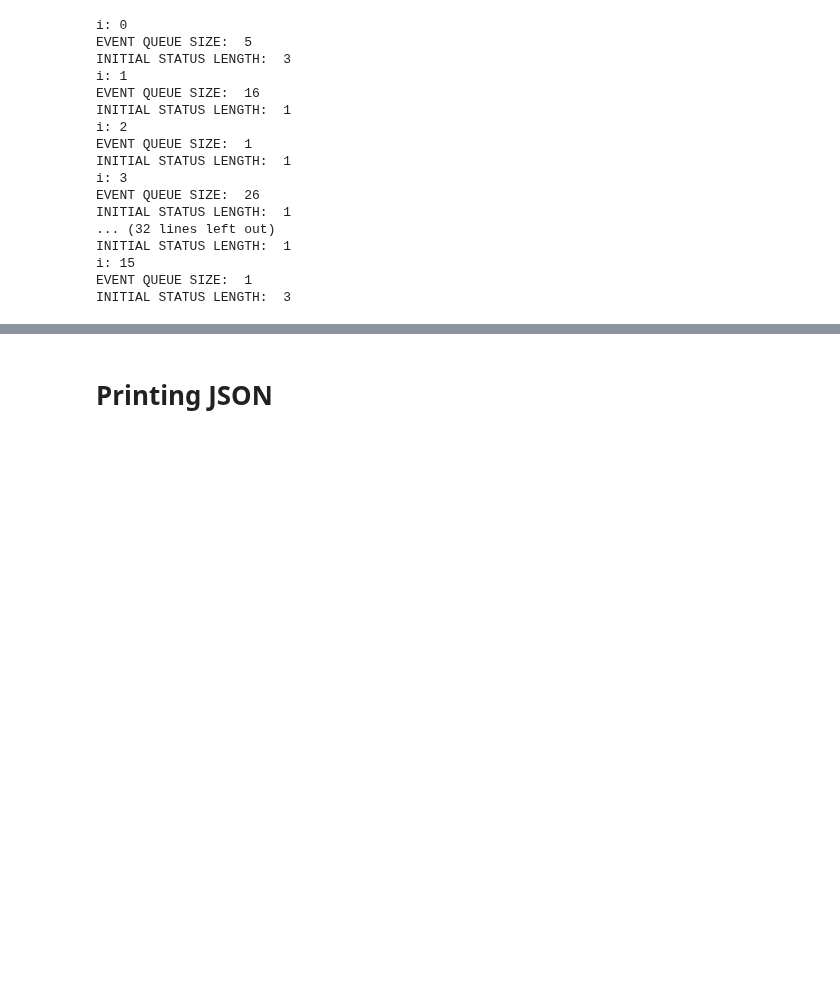
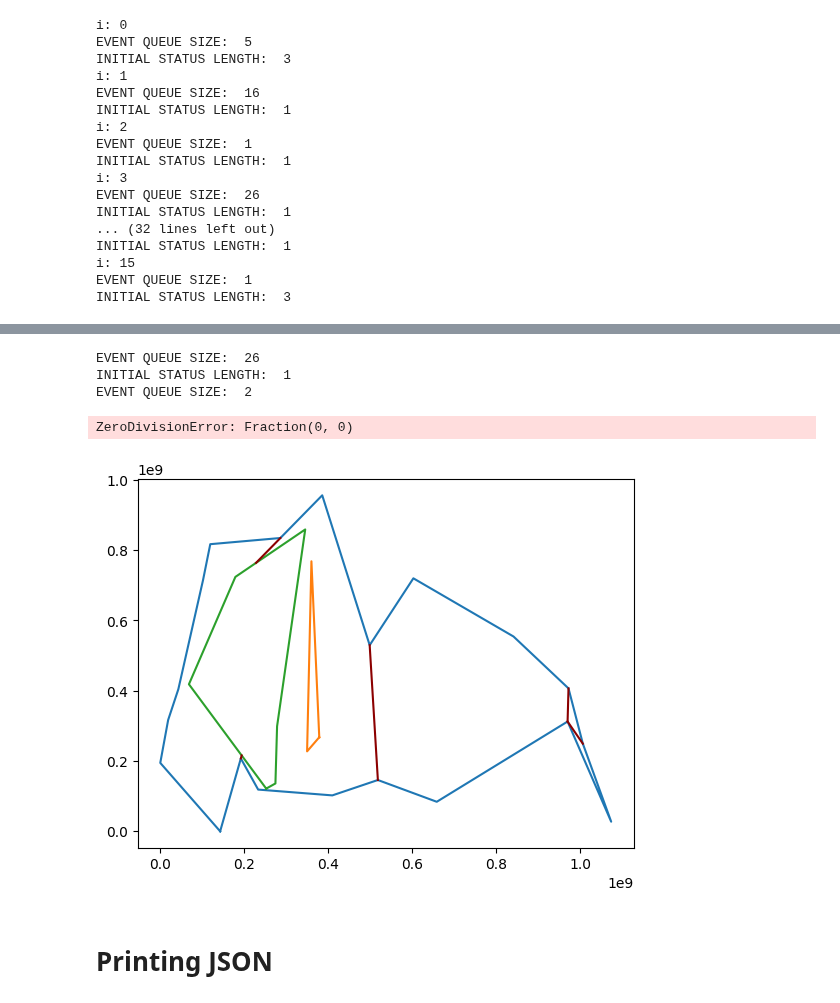
Before and after one commit to theodle/2IMA15-project, a Jupyter notebook: prototyping.ipynb, the cells around one changed output, grey strips where cells are left out. Drawn from its saved outputs; the diff is of its cells as text; code cells hidden in the pictures; blank space fills up the shorter version.

Commit message:
algo that inserts edges, still intersection point gives errors

```diff
--- a/prototyping.ipynb
+++ b/prototyping.ipynb
@@ -560,7 +561,7 @@ def intersection_point(l1: Edge, l2: Edge):
             ynum = dy1 * xnum + b1num * xden
             yden = dx1 * xden
 
-    return Point(Fraction(xnum, xden), Fraction(ynum, yden), *[None]*3), Point((xnum / xden),(ynum / yden), *[None]*3)
+    return Point(Fraction(xnum, xden), Fraction(ynum, yden), l1.parent, [], []), Point((xnum / xden),(ynum / yden), l1.parent, [], [])
 # %%
 x1 = Point(57, 39, *[None]*3)
 x2 = Point(2, 2, *[None]*3)
@@ -844,7 +842,7 @@ def feasible_region(r: Point, polygon: Polygon):
 
     return report, STATUS_OVER_TIME
 # %%
-reflex = refl[0]
+reflex = refl[2]
 FR, stat_at = feasible_region(reflex, poly)
 print(len(FR))
 # %% [output]
@@ -914,0 +914,2 @@ plt.show()
+# %%
+newedges = []
@@ -915,3 +1073,62 @@ plt.show()
+# %%
+reflex = refl[0]
+FR, stat_at = feasible_region(reflex, poly)
+
+#To Do: Implement full code for adding edges
+# print("Len refl before:", len(refl))
+pt = reflex #Here we can update our point in the list if we do all reflex points after each other
+# print("To Find:", pt)
+# print("In its FR:", FR)
+#print(stat)
+# print("----------------------")
+
+handled = False
+for item in FR:
+    if item in refl:
+        # print("This point is reflex!:", item)
+        frp, status = feasible_region(item, poly)
+        # print("FR of reflex item:", frp)
+        if(pt in frp):
+            # print("YES", pt, "Sees", item, "And vice versa")
+            find_points_in_list_and_add_edges_between_them(pt, item)
+            refl.remove(item) #Remove the reflex vertex which is matched with our i
+            # print("We added edges between 2 reflex points")
+            handled = True
+            break;
+        # else:
+            # print("NOT in each other's region")
+    # else:
+        # print("NOT Reflex")
+if handled == False and len(FR) > 0:
+    # print("Bad luck, we didn't find 2 reflex vertices that saw each other")
+    nr = random.randint(0, len(FR)-1)
+    # print("Took randomly point from FR with index", nr, "from", len(FR), "options to connect with reflex point")
+    find_points_in_list_and_add_edges_between_them(pt, FR[nr])
+
+if len(FR) == 0:
+    # print("FR Was empty, so we had to create a new point and update the edges")
+    # TODO: Make a new point, delete old edge, add 4 new edges
+    insert_point_on_visible_edge(pt, stat_at[0][0][0], poly)
+
+
+refl.remove(pt) # Delete point "pt" from reflex list
+# print("Len refl after:", len(refl))
+# %% [output]
+EVENT QUEUE SIZE:  26
+INITIAL STATUS LENGTH:  1
+EVENT QUEUE SIZE:  2
+ZeroDivisionError: Fraction(0, 0)
+# %%
+polygon_plt()
+
+for new in newedges:
+    xs = [new[0].pt1.coordinate[0], new[0].pt2.coordinate[0]]
+    ys = [new[0].pt1.coordinate[1], new[0].pt2.coordinate[1]]
+    plt.plot(xs, ys, c='darkred')
+
+plt.show()
+# %% [output]
+[figure, added]
 # %% [markdown]
 # Printing JSON
 # %%
```
Also changed, not shown: parts of 10 cells of this notebook.
